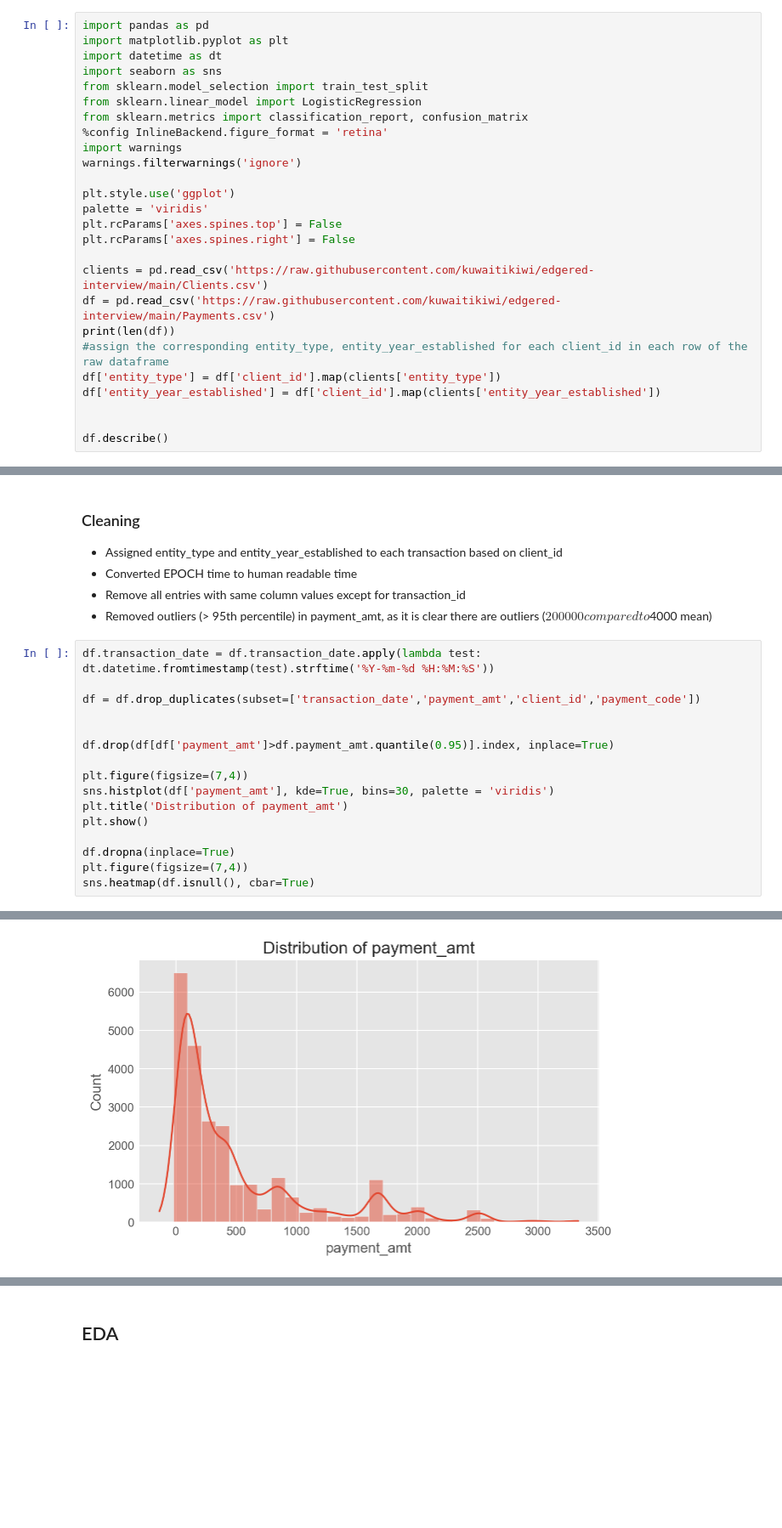
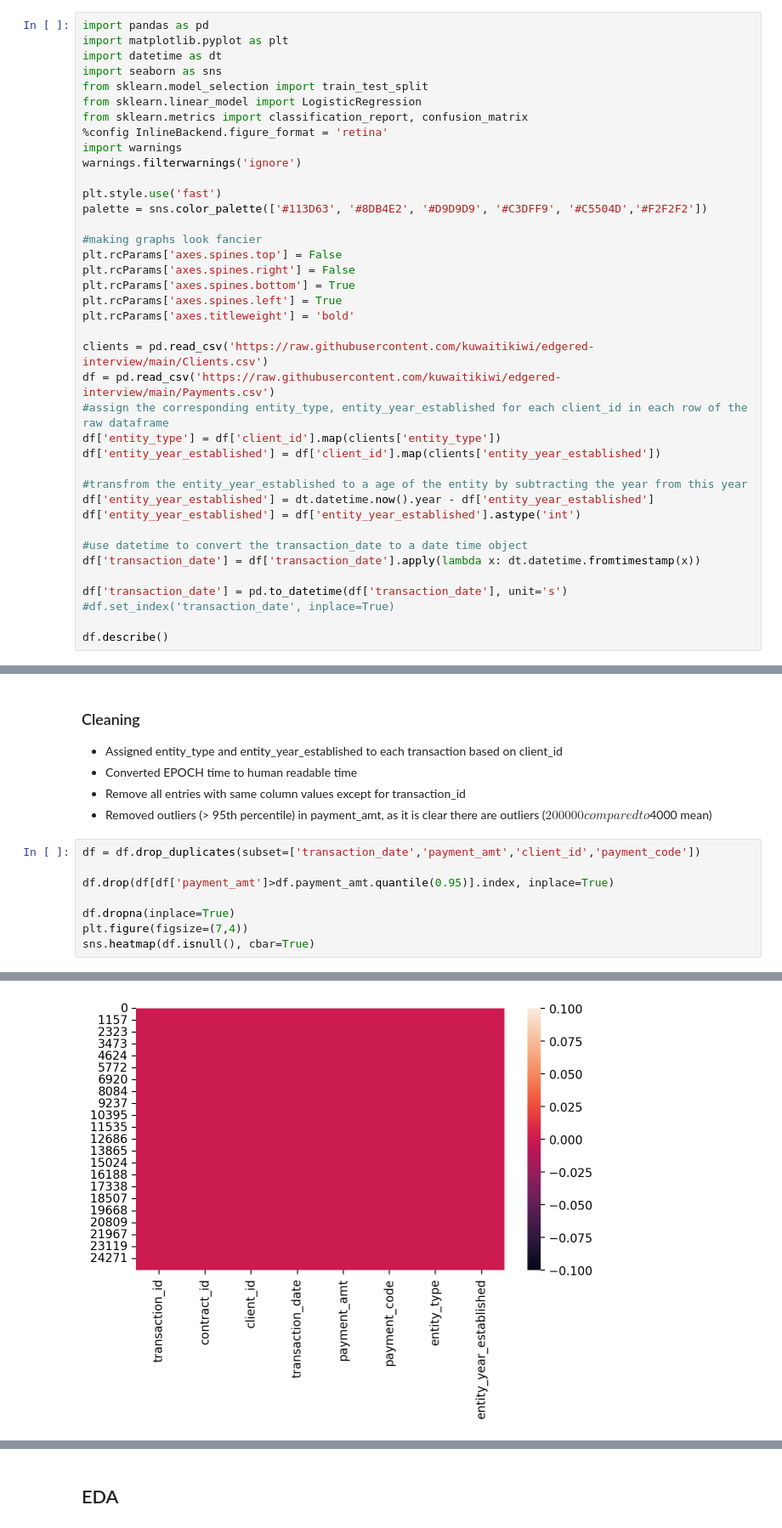
Before and after one commit to kuwaitikiwi/edgered-interview, a Jupyter notebook: EdgeRed.ipynb, the cells around one changed output, grey strips where cells are left out. Shown at 85% size. Drawn from its saved outputs; the diff is of its cells as text; blank space fills up the shorter version.

```diff
--- a/EdgeRed.ipynb
+++ b/EdgeRed.ipynb
@@ -10,18 +10,31 @@ from sklearn.metrics import classification_report, confusion_matrix
 import warnings
 warnings.filterwarnings('ignore')
 
-plt.style.use('ggplot')
-palette = 'viridis'
+plt.style.use('fast')
+palette = sns.color_palette(['#113D63', '#8DB4E2', '#D9D9D9', '#C3DFF9', '#C5504D','#F2F2F2'])
+
+#making graphs look fancier
 plt.rcParams['axes.spines.top'] = False
 plt.rcParams['axes.spines.right'] = False
+plt.rcParams['axes.spines.bottom'] = True
+plt.rcParams['axes.spines.left'] = True
+plt.rcParams['axes.titleweight'] = 'bold'
 
 clients = pd.read_csv('https://raw.githubusercontent.com/kuwaitikiwi/edgered-interview/main/Clients.csv')
 df = pd.read_csv('https://raw.githubusercontent.com/kuwaitikiwi/edgered-interview/main/Payments.csv')
-print(len(df))
 #assign the corresponding entity_type, entity_year_established for each client_id in each row of the raw dataframe
 df['entity_type'] = df['client_id'].map(clients['entity_type'])
 df['entity_year_established'] = df['client_id'].map(clients['entity_year_established'])
 
+#transfrom the entity_year_established to a age of the entity by subtracting the year from this year
+df['entity_year_established'] = dt.datetime.now().year - df['entity_year_established']
+df['entity_year_established'] = df['entity_year_established'].astype('int')
+
+#use datetime to convert the transaction_date to a date time object
+df['transaction_date'] = df['transaction_date'].apply(lambda x: dt.datetime.fromtimestamp(x))
+
+df['transaction_date'] = pd.to_datetime(df['transaction_date'], unit='s')
+#df.set_index('transaction_date', inplace=True)
 
 df.describe()
 # %% [output]
@@ -42,17 +54,9 @@ df.describe()
 - Remove all entries with same column values except for transaction_id
 - Removed outliers (> 95th percentile) in payment_amt, as it is clear there are outliers ($200000 compared to $4000 mean)
 # %%
-df.transaction_date = df.transaction_date.apply(lambda test: dt.datetime.fromtimestamp(test).strftime('%Y-%m-%d %H:%M:%S'))
-
 df = df.drop_duplicates(subset=['transaction_date','payment_amt','client_id','payment_code'])
 
-
 df.drop(df[df['payment_amt']>df.payment_amt.quantile(0.95)].index, inplace=True)
-
-plt.figure(figsize=(7,4))
-sns.histplot(df['payment_amt'], kde=True, bins=30, palette = 'viridis')
-plt.title('Distribution of payment_amt')
-plt.show()
 
 df.dropna(inplace=True)
 plt.figure(figsize=(7,4))
@@ -61 +66 @@ sns.heatmap(df.isnull(), cbar=True)
-[figure, old version]
+[figure, new version]
```
Also changed, not shown: parts of 29 cells of this notebook.
